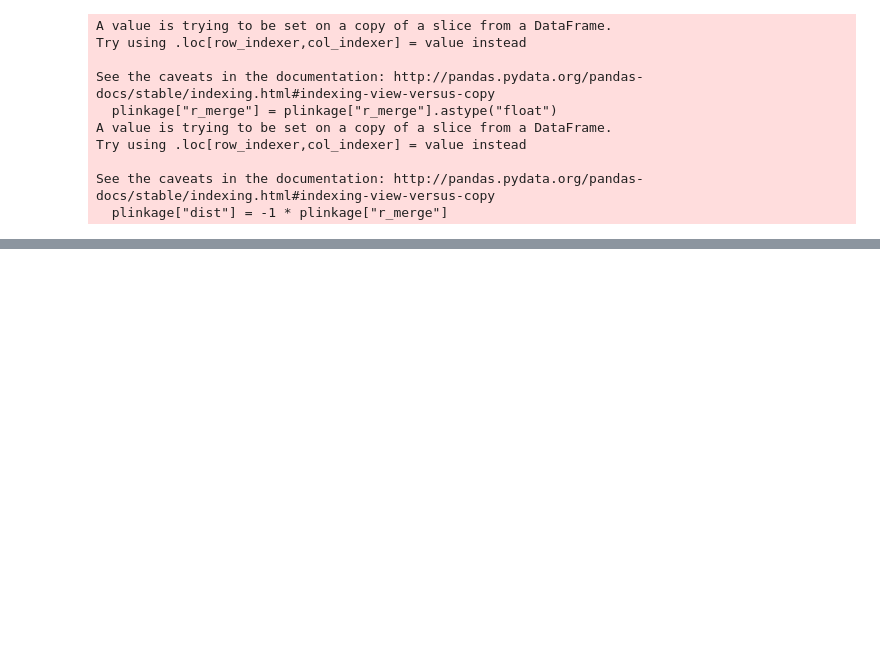
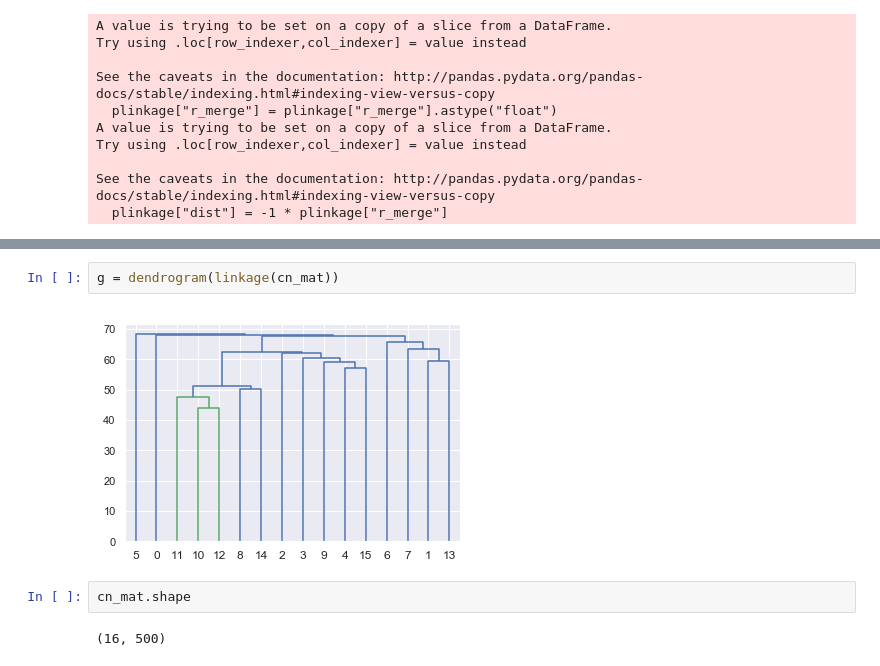
Before and after one commit to shahcompbio/scgenome-deprecated, a Jupyter notebook: notebooks/bayesian_toy.ipynb, the cells around one changed output, grey strips where cells are left out. Cells and saved outputs as stored; diff of their text form; blank space fills up the shorter version.

```diff
--- a/notebooks/bayesian_toy.ipynb
+++ b/notebooks/bayesian_toy.ipynb
@@ -331,0 +346,8 @@ display(foo)
+# %%
+g = dendrogram(linkage(cn_mat))
+# %% [output]
+[figure, added]
+# %%
+cn_mat.shape
+# %% [output]
+(16, 500)
```
Also changed, not shown: parts of 2 cells of this notebook, 4 other files.
